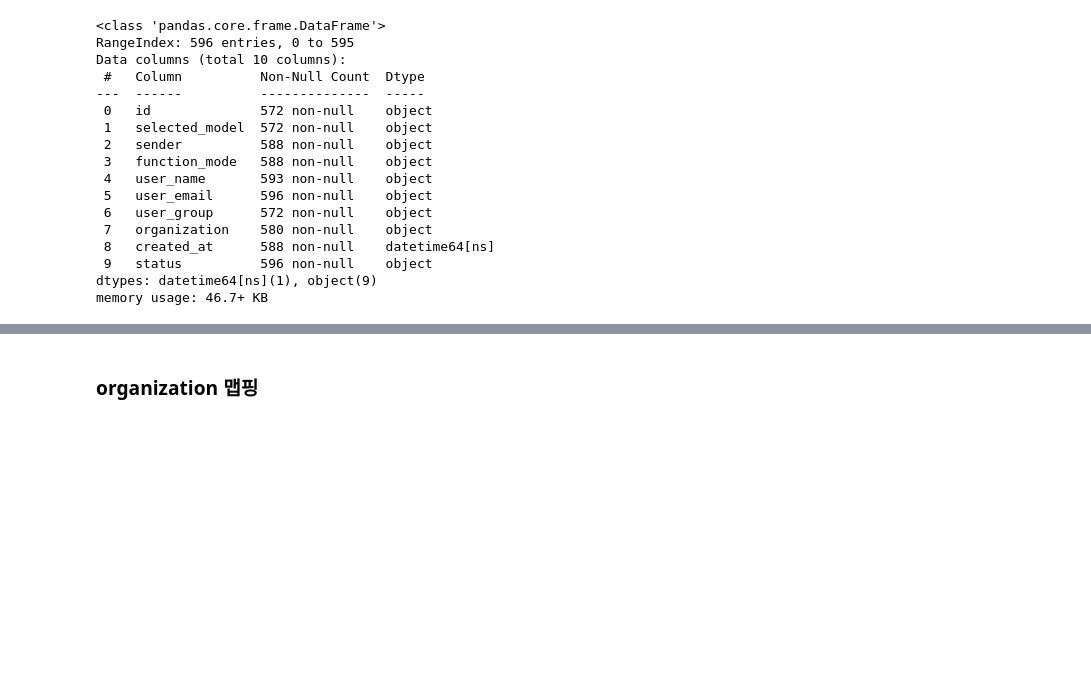
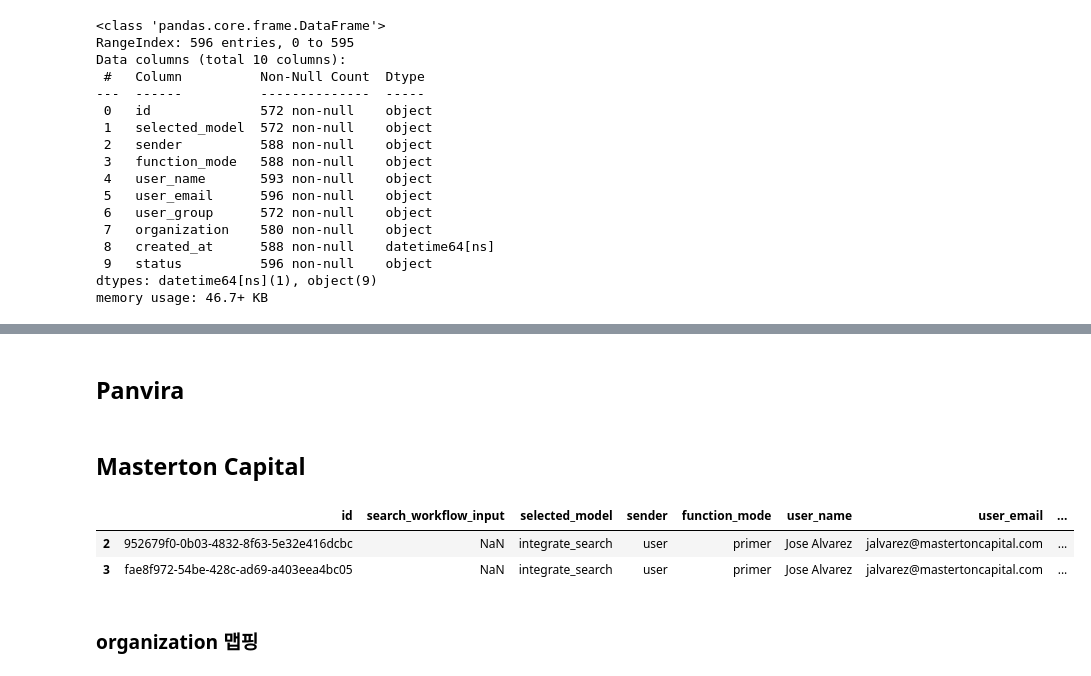
Before and after one commit to ghann670/Streamlit_dashboard, a Jupyter notebook: usage.ipynb, the cells around one changed output, grey strips where cells are left out. Drawn from its saved outputs; the diff is of its cells as text; code cells hidden in the pictures; blank space fills up the shorter version.

```diff
--- a/usage.ipynb
+++ b/usage.ipynb
@@ -498,2 +787,29 @@ memory usage: 46.7+ KB
+# %% [markdown]
+## Panvira
+# %% [markdown]
+## Masterton Capital
+# %%
+import pandas as pd
+
+
+df = pd.read_excel('masterton_messages.xlsx')
+
+
+
+df.columns = df.columns.str.lower().str.replace(' ', '_')
+
+df = df[df['sender'] == 'user']
+
+df['created_at'] = pd.to_datetime(df['created_at'])
+
+df['status'] = 'active'
+
+df_masterton = df
+
+df_masterton.head()
+# %% [output]
+|  | id | search_workflow_input | selected_model | sender | function_mode | user_name | user_email | ... |
+| 2 | 952679f0-0b03-4832-8f63-5e32e416dcbc | NaN | integrate_search | user | primer | Jose Alvarez | jalvarez@mastertoncapital.com | ... |
+| 3 | fae8f972-54be-428c-ad69-a403eea4bc05 | NaN | integrate_search | user | primer | Jose Alvarez | jalvarez@mastertoncapital.com | ... |
 # %% [markdown]
 ### organization 맵핑
```
Also changed, not shown: parts of 20 cells of this notebook, 24 other files.
